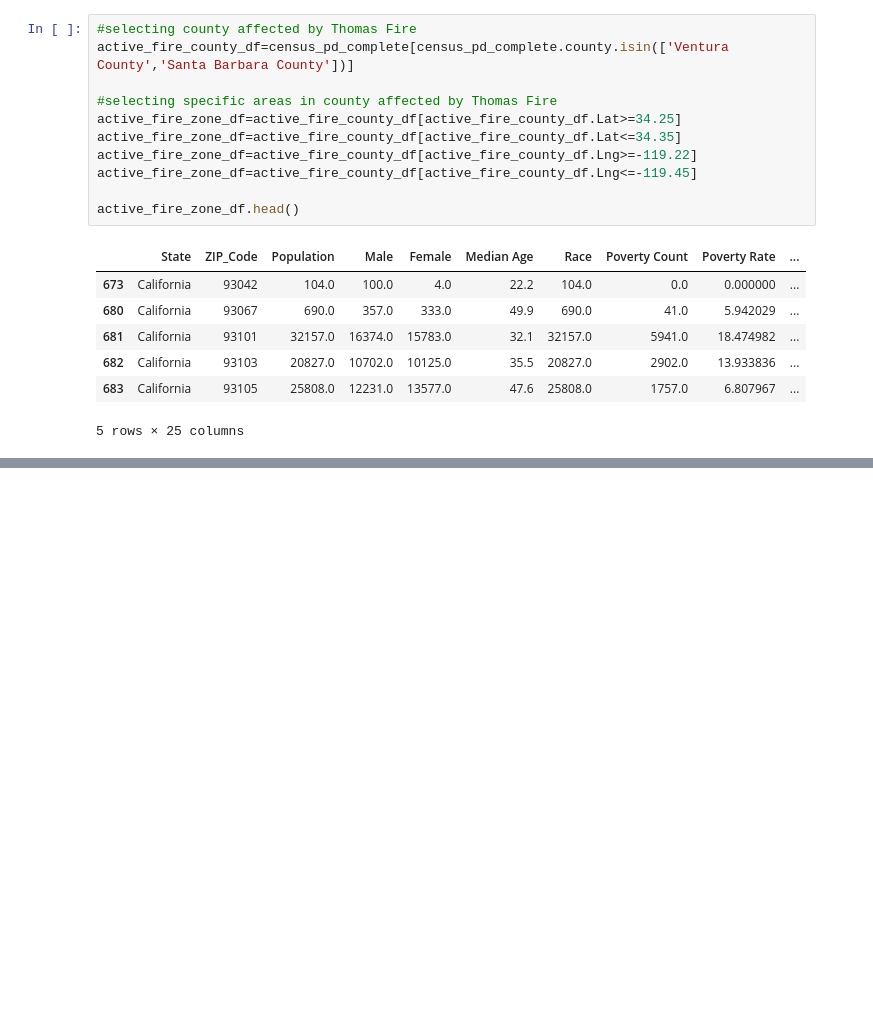
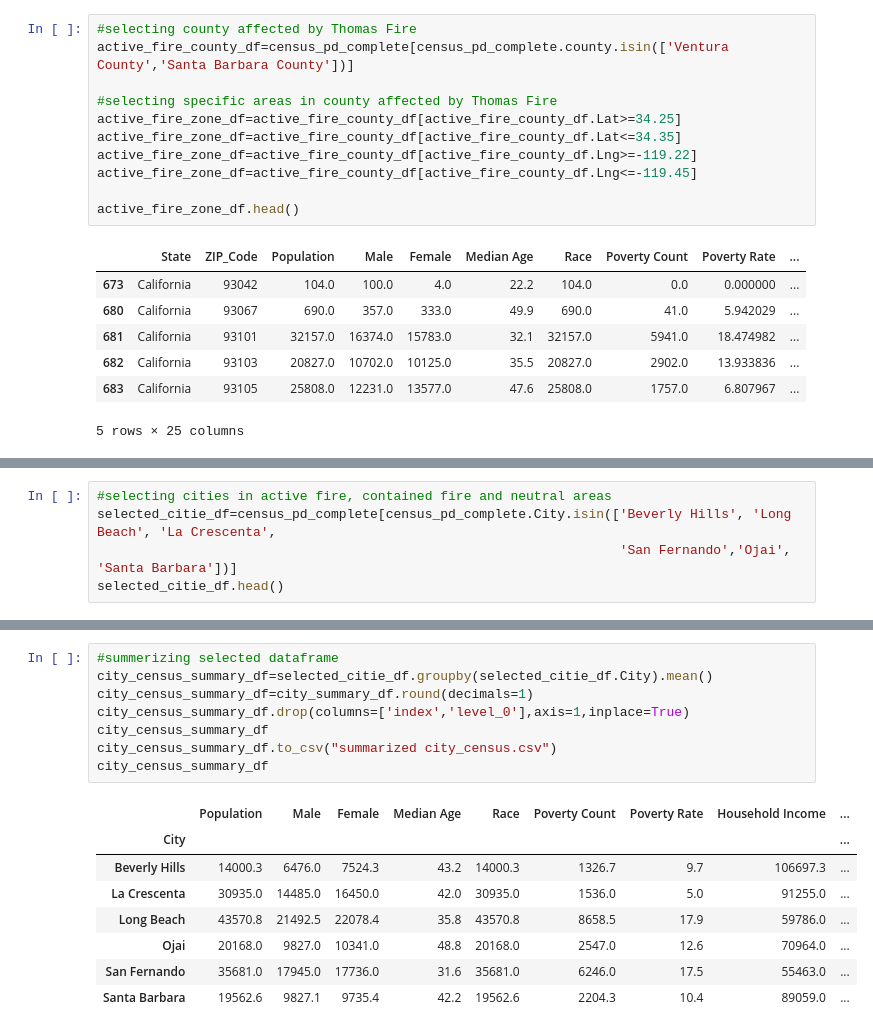
Before and after one commit to sheygarga/Project1Team6, a Jupyter notebook: Thomas_fire_sh_census.ipynb, the cells around one changed output, grey strips where cells are left out. Saved outputs shown, nothing was run; the diff lists cells and outputs as text; blank space fills up the shorter version.

```diff
--- a/Thomas_fire_sh_census.ipynb
+++ b/Thomas_fire_sh_census.ipynb
@@ -375,0 +400,5 @@ NameError: name 'active_fire_zone_df' is not defined
+# %%
+#selecting cities in active fire, contained fire and neutral areas
+selected_citie_df=census_pd_complete[census_pd_complete.City.isin(['Beverly Hills', 'Long Beach', 'La Crescenta',
+                                                                   'San Fernando','Ojai', 'Santa Barbara'])]
+selected_citie_df.head()
@@ -375,0 +431,17 @@ NameError: name 'active_fire_zone_df' is not defined
+# %%
+#summerizing selected dataframe
+city_census_summary_df=selected_citie_df.groupby(selected_citie_df.City).mean()
+city_census_summary_df=city_summary_df.round(decimals=1)
+city_census_summary_df.drop(columns=['index','level_0'],axis=1,inplace=True)
+city_census_summary_df
+city_census_summary_df.to_csv("summarized city_census.csv")
+city_census_summary_df
+# %% [output]
+|  | Population | Male | Female | Median Age | Race | Poverty Count | Poverty Rate | Household Income | ... |
+| City |  |  |  |  |  |  |  |  | ... |
+| Beverly Hills | 14000.3 | 6476.0 | 7524.3 | 43.2 | 14000.3 | 1326.7 | 9.7 | 106697.3 | ... |
+| La Crescenta | 30935.0 | 14485.0 | 16450.0 | 42.0 | 30935.0 | 1536.0 | 5.0 | 91255.0 | ... |
+| Long Beach | 43570.8 | 21492.5 | 22078.4 | 35.8 | 43570.8 | 8658.5 | 17.9 | 59786.0 | ... |
+| Ojai | 20168.0 | 9827.0 | 10341.0 | 48.8 | 20168.0 | 2547.0 | 12.6 | 70964.0 | ... |
+| San Fernando | 35681.0 | 17945.0 | 17736.0 | 31.6 | 35681.0 | 6246.0 | 17.5 | 55463.0 | ... |
+| Santa Barbara | 19562.6 | 9827.1 | 9735.4 | 42.2 | 19562.6 | 2204.3 | 10.4 | 89059.0 | ... |
```
Also changed, not shown: parts of 10 cells of this notebook, 7 other files.
